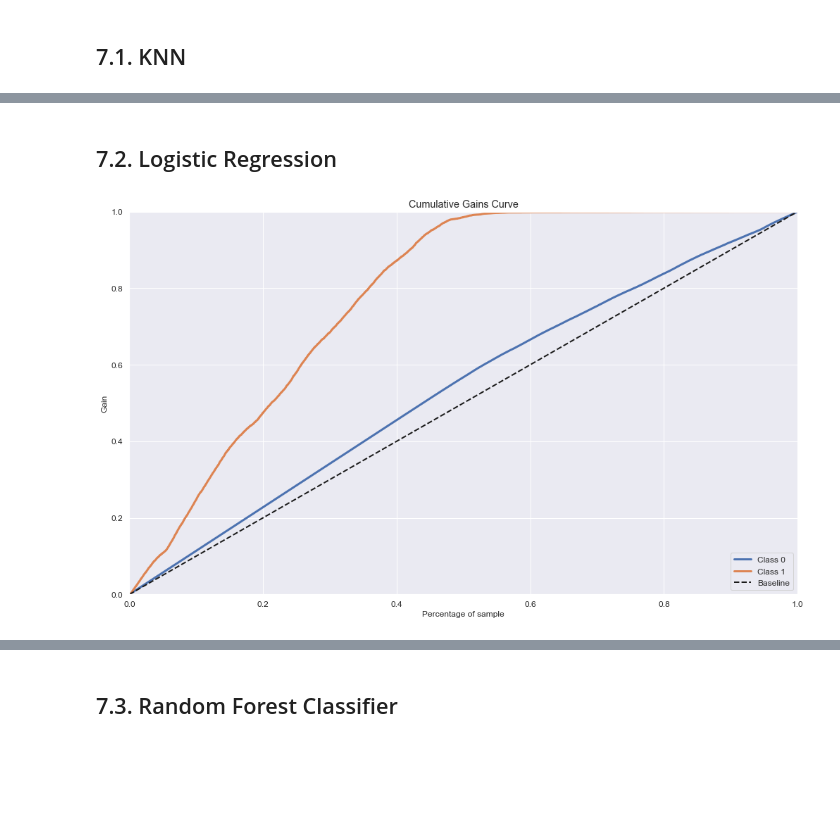
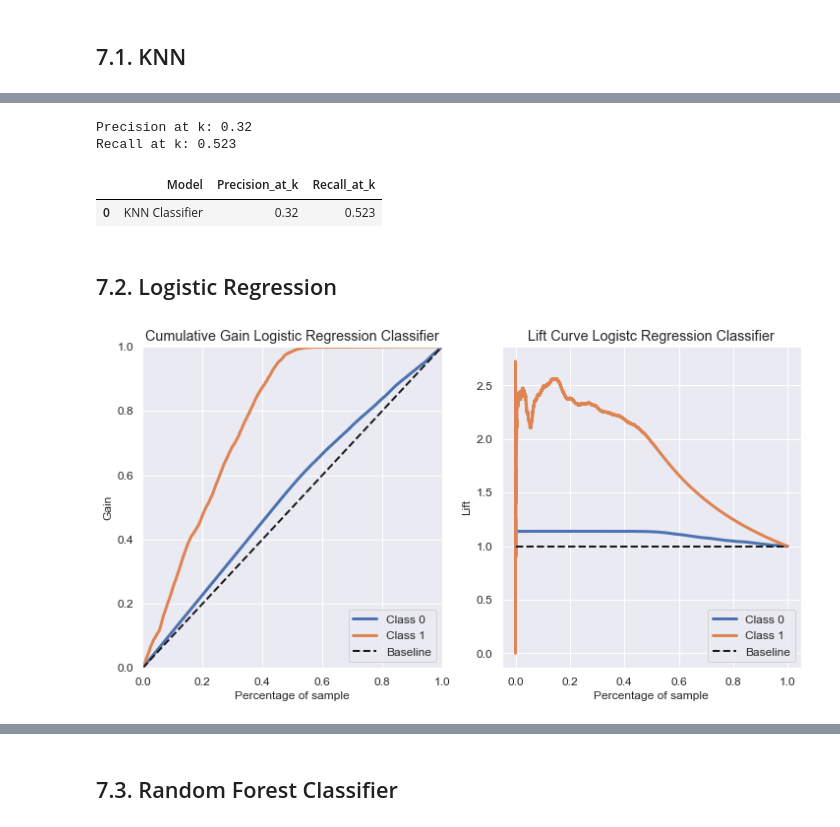
Before and after one commit to ThiagoBorgesLima/health_insurance, a Jupyter notebook: notebooks/mdfl_health_insurance_cross_sell.ipynb, the cells around one changed output, grey strips where cells are left out. Saved outputs shown, nothing was run; the diff lists cells and outputs as text; code cells hidden in the pictures; blank space fills up the shorter version.

```diff
--- a/notebooks/mdfl_health_insurance_cross_sell.ipynb
+++ b/notebooks/mdfl_health_insurance_cross_sell.ipynb
@@ -501,16 +568,36 @@ skplt.metrics.plot_lift_curve( y_val, yhat_knn );
+# %%
+x_validation['response'] = y_validation
+precision_knn = round( precision_at_k( x_validation, yhat_knn, 0.20), 3)
+recall_knn = round( recall_at_k( x_validation, yhat_knn, 0.20), 3)
+
+print( "Precision at k: {}".format( precision_knn ) )
+print( "Recall at k: {}".format( recall_knn ) )
+# %% [output]
+Precision at k: 0.32
+Recall at k: 0.523
+# %%
+models_performance = models_performance.append( pd.Series( [ 'KNN Classifier', precision_knn, recall_knn], index=models_performance.columns ), ignore_index = True )
+models_performance
+# %% [output]
+|  | Model | Precision_at_k | Recall_at_k |
+| 0 | KNN Classifier | 0.32 | 0.523 |
 # %% [markdown]
 ## 7.2. Logistic Regression
 # %%
 # model definition
 lr_model = lm.LogisticRegression( random_state=42 )
 
 # model training
 lr_model.fit( x_train, y_train )
 
 # model_prediction
 yhat_lr = lr_model.predict_proba( x_val )
 
-# Accumulative Gain
-skplt.metrics.plot_cumulative_gain( y_val, yhat_lr);
+
+fig, axs = plt.subplots( ncols=2, figsize= (12,6) )
+# Acummulative Gain
+skplt.metrics.plot_cumulative_gain( y_val, yhat_lr, ax=axs[0], title='Cumulative Gain Logistic Regression Classifier');
+# Scikitplot library
+skplt.metrics.plot_lift_curve( y_val, yhat_lr, ax=axs[1], title='Lift Curve Logistc Regression Classifier' );
 # %% [output]
-[figure, old version]
+[figure, new version]
```
Also changed, not shown: parts of 43 cells of this notebook, 5 other files.
